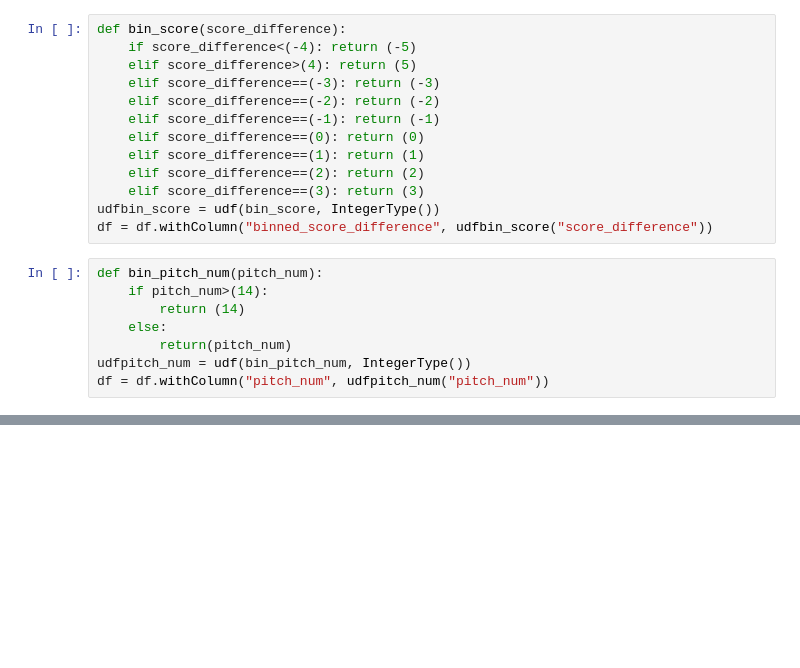
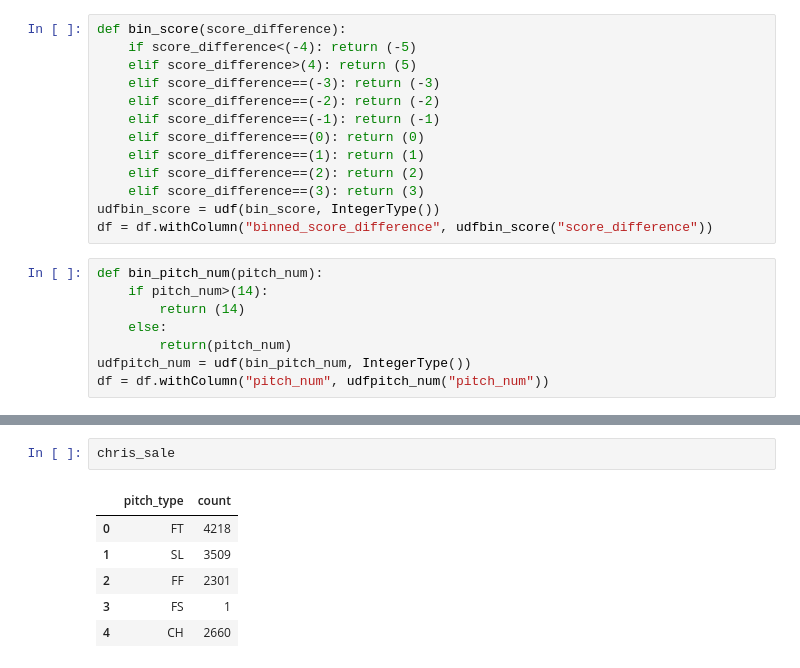
Before and after one commit to Acasteo/MLB-pitch, a Jupyter notebook: MLB_pitchData.ipynb, the cells around one changed output, grey strips where cells are left out. Saved outputs shown, nothing was run; the diff lists cells and outputs as text; blank space fills up the shorter version.

```diff
--- a/MLB_pitchData.ipynb
+++ b/MLB_pitchData.ipynb
@@ -206,0 +196,9 @@ Name: pitch_type, dtype: object
+# %%
+chris_sale
+# %% [output]
+|  | pitch_type | count |
+| 0 | FT | 4218 |
+| 1 | SL | 3509 |
+| 2 | FF | 2301 |
+| 3 | FS | 1 |
+| 4 | CH | 2660 |
```
Also changed, not shown: parts of 9 cells of this notebook.
